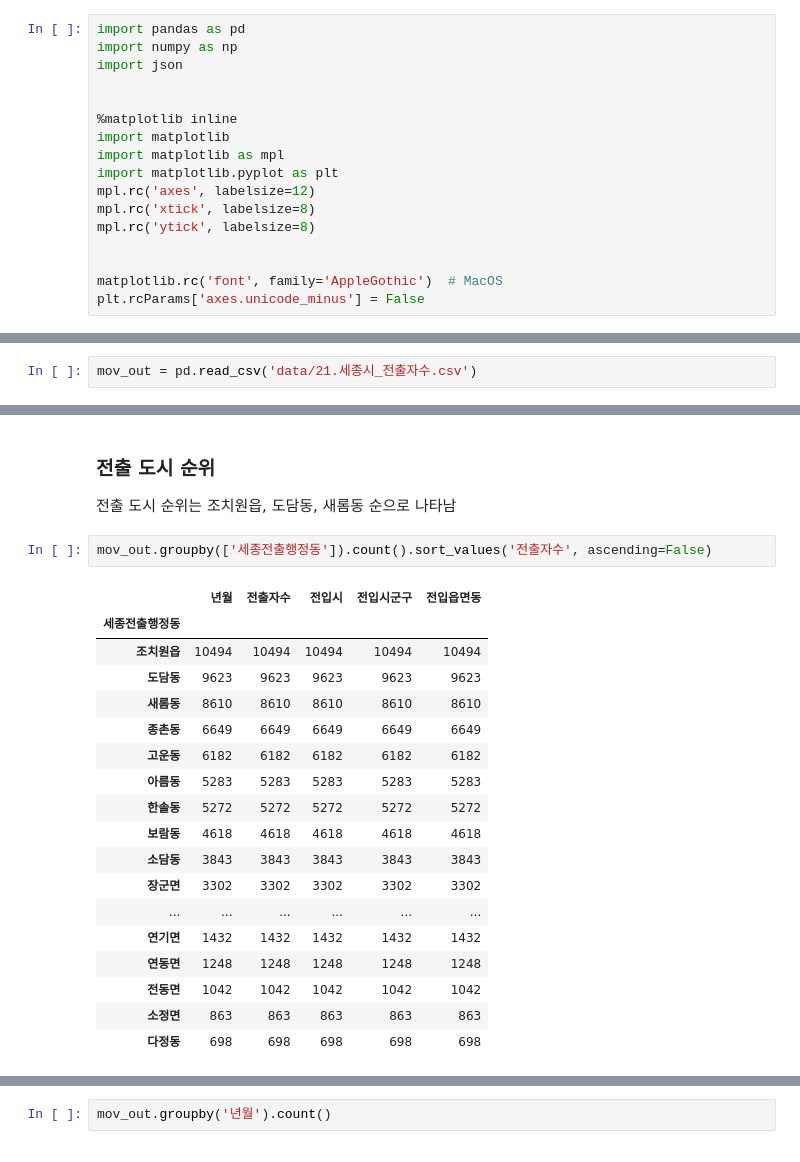
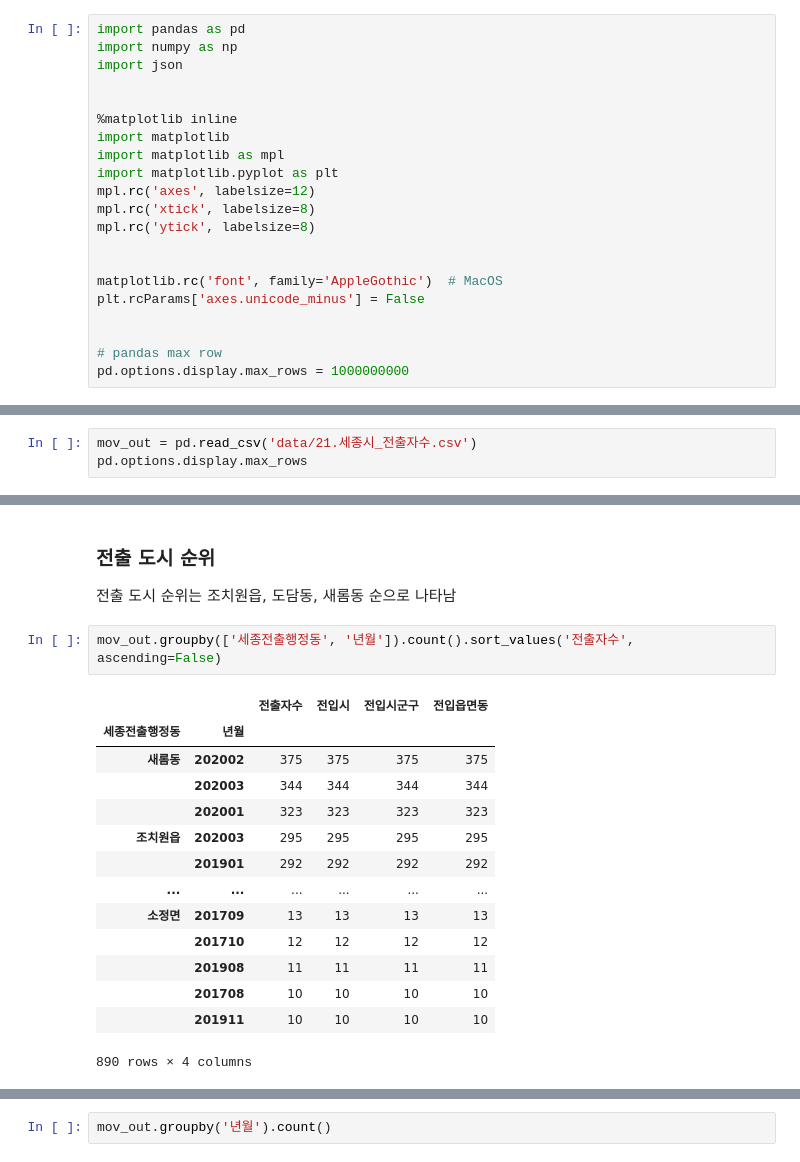
Before and after one commit to metterian/sejong-house-market-analyse, a Jupyter notebook: data_summary.ipynb, the cells around one changed output, grey strips where cells are left out. Cells and saved outputs as stored; diff of their text form.

```diff
--- a/data_summary.ipynb
+++ b/data_summary.ipynb
@@ -15,6 +15,10 @@ mpl.rc('ytick', labelsize=8)
 
 matplotlib.rc('font', family='AppleGothic')  # MacOS
 plt.rcParams['axes.unicode_minus'] = False
+
+
+# pandas max row
+pd.options.display.max_rows = 1000000000
 # %%
 poss_led = pd.read_csv('data/1.세종시_전유부.csv', encoding='utf-8')
 poss_led.head(3)
@@ -263,3 +267,4 @@ memory usage: 5.2+ MB
 ## 전출자 수 분석
 # %%
 mov_out = pd.read_csv('data/21.세종시_전출자수.csv')
+pd.options.display.max_rows
@@ -285,23 +292,19 @@ mov_out[mov_out['전입시']!='세종특별자치시'].sort_values(by=['전출
 ### 전출 도시 순위
 전출 도시 순위는 조치원읍, 도담동, 새롬동 순으로 나타남
 # %%
-mov_out.groupby(['세종전출행정동']).count().sort_values('전출자수', ascending=False)
+mov_out.groupby(['세종전출행정동', '년월']).count().sort_values('전출자수', ascending=False)
 # %% [output]
-|  | 년월 | 전출자수 | 전입시 | 전입시군구 | 전입읍면동 |
-| 세종전출행정동 |  |  |  |  |  |
-| 조치원읍 | 10494 | 10494 | 10494 | 10494 | 10494 |
-| 도담동 | 9623 | 9623 | 9623 | 9623 | 9623 |
-| 새롬동 | 8610 | 8610 | 8610 | 8610 | 8610 |
-| 종촌동 | 6649 | 6649 | 6649 | 6649 | 6649 |
-| 고운동 | 6182 | 6182 | 6182 | 6182 | 6182 |
-| 아름동 | 5283 | 5283 | 5283 | 5283 | 5283 |
-| 한솔동 | 5272 | 5272 | 5272 | 5272 | 5272 |
-| 보람동 | 4618 | 4618 | 4618 | 4618 | 4618 |
-| 소담동 | 3843 | 3843 | 3843 | 3843 | 3843 |
-| 장군면 | 3302 | 3302 | 3302 | 3302 | 3302 |
+|  |  | 전출자수 | 전입시 | 전입시군구 | 전입읍면동 |
+| 세종전출행정동 | 년월 |  |  |  |  |
+| 새롬동 | 202002 | 375 | 375 | 375 | 375 |
+|  | 202003 | 344 | 344 | 344 | 344 |
+|  | 202001 | 323 | 323 | 323 | 323 |
+| 조치원읍 | 202003 | 295 | 295 | 295 | 295 |
+|  | 201901 | 292 | 292 | 292 | 292 |
 | ... | ... | ... | ... | ... | ... |
-| 연기면 | 1432 | 1432 | 1432 | 1432 | 1432 |
-| 연동면 | 1248 | 1248 | 1248 | 1248 | 1248 |
-| 전동면 | 1042 | 1042 | 1042 | 1042 | 1042 |
-| 소정면 | 863 | 863 | 863 | 863 | 863 |
-| 다정동 | 698 | 698 | 698 | 698 | 698 |
+| 소정면 | 201709 | 13 | 13 | 13 | 13 |
+|  | 201710 | 12 | 12 | 12 | 12 |
+|  | 201908 | 11 | 11 | 11 | 11 |
+|  | 201708 | 10 | 10 | 10 | 10 |
+|  | 201911 | 10 | 10 | 10 | 10 |
+890 rows × 4 columns
```
Also changed, not shown: parts of 4 cells of this notebook, 3 other files.
